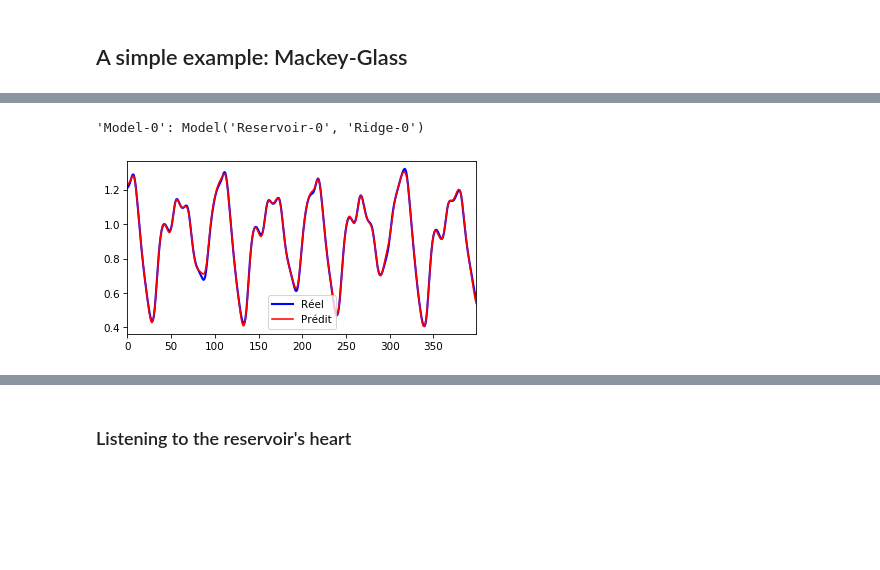
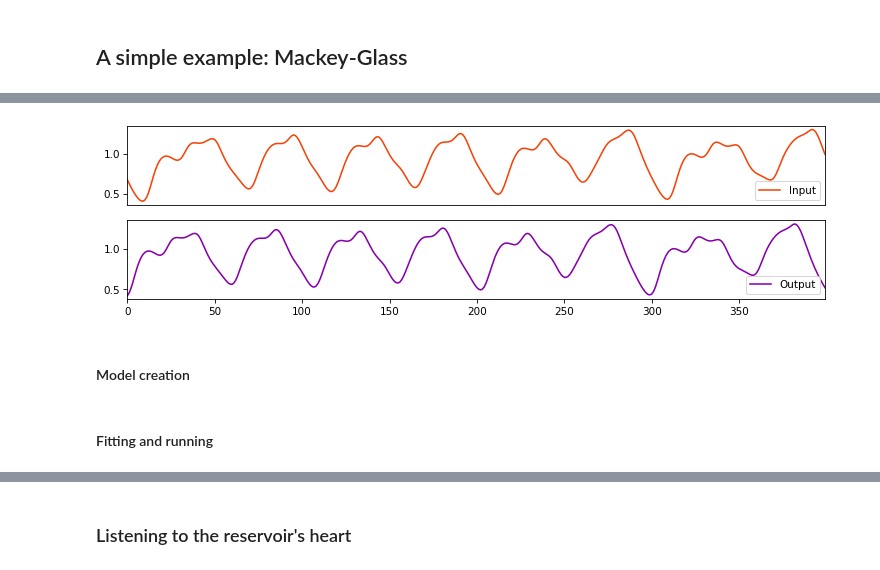
Before and after one commit to reservoirpy/presentations, a Jupyter notebook: ECML-PKDD-2024/Introduction.ipynb, the cells around one changed output, grey strips where cells are left out. Cells and saved outputs as stored; diff of their text form; code cells hidden in the pictures; blank space fills up the shorter version.

```diff
--- a/ECML-PKDD-2024/Introduction.ipynb
+++ b/ECML-PKDD-2024/Introduction.ipynb
@@ -57,0 +39,5 @@ plt.show()
+# %%
+from reservoirpy.datasets import to_forecasting
+
+dataset = to_forecasting(X, forecast=10, test_size=0.2)
+x_train, x_test, y_train, y_test = dataset
@@ -57,0 +53,14 @@ plt.show()
+# %%
+plt.figure(figsize=(12,3))
+plt.subplot(2,1,1)
+plt.plot(x_test, label="Input")
+plt.legend()
+plt.xticks([])
+plt.subplot(2,1,2)
+plt.plot(y_test, label="Output", color="#8800AA")
+plt.legend()
+plt.show()
+# %% [output]
+[figure, added]
+# %% [markdown]
+#### Model creation
@@ -68,5 +82,0 @@ model = reservoir >> readout
-# %%
-# Training the model on the training dataset
-model.fit(X_train, Y_train)
-# %% [output]
-'Model-0': Model('Reservoir-0', 'Ridge-0')
@@ -76,9 +83,2 @@ Y_pred = model.run(X_test)
-# %%
-# Results
-plt.figure(figsize=(6, 3))
-plt.plot(Y_test, color="blue", linewidth=2, label="Réel")
-plt.plot(Y_pred, color="red", label="Prédit")
-plt.legend()
-plt.show()
-# %% [output]
-[figure, removed]
+# %% [markdown]
+#### Fitting and running
```
Also changed, not shown: parts of 30 cells of this notebook.
